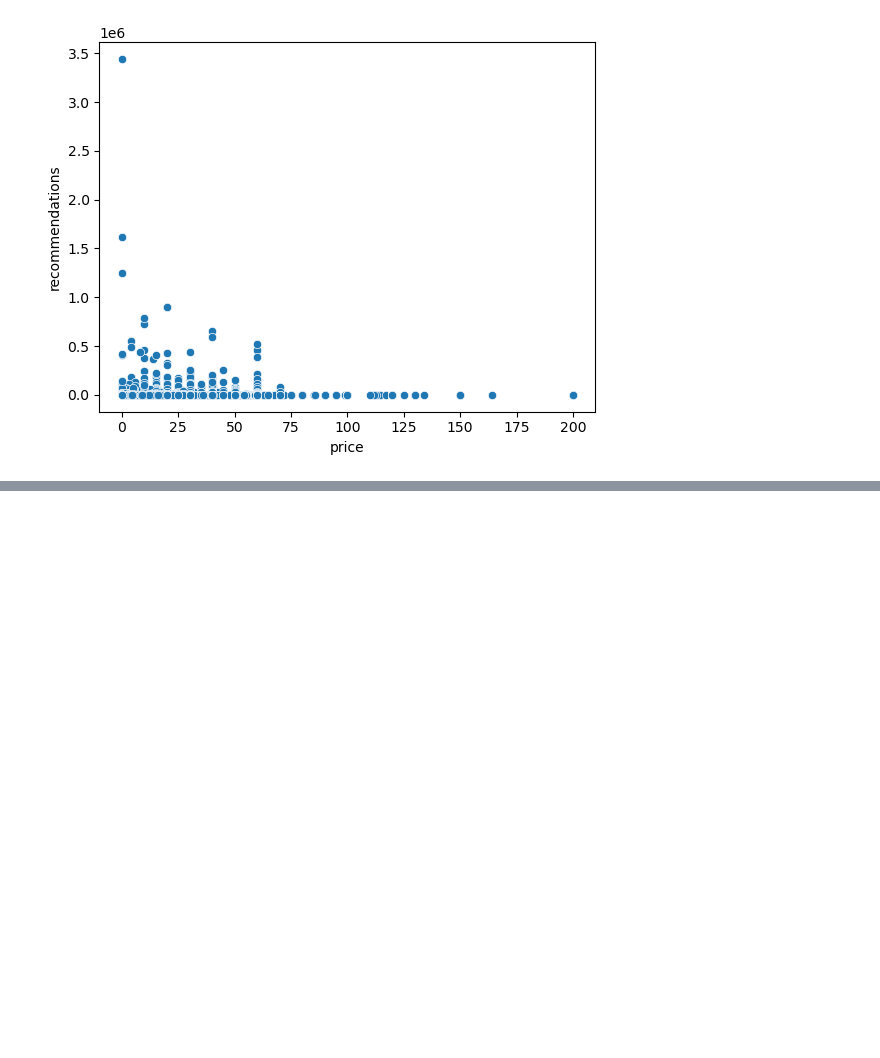
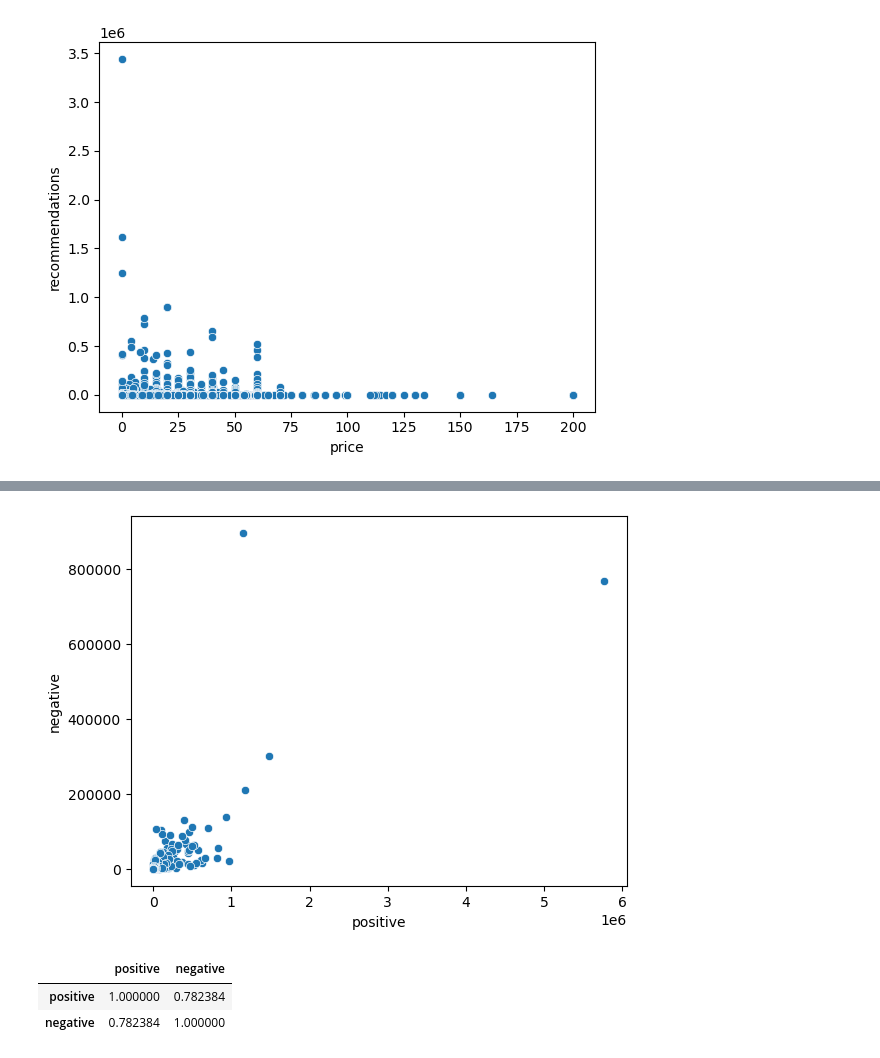
Before and after one commit to Charred-Baguette/AI-AT-CCIC, a Jupyter notebook: Semester 1/Games/games.ipynb, the cells around one changed output, grey strips where cells are left out. Saved outputs shown, nothing was run; the diff lists cells and outputs as text; code cells hidden in the pictures; blank space fills up the shorter version.

```diff
--- a/Semester 1/Games/games.ipynb
+++ b/Semester 1/Games/games.ipynb
@@ -161,0 +162,4 @@ memory usage: 27.0+ MB
+# %%
+scatter(df, 'positive', 'negative', 0)
+# %% [output]
+[figure, added]
@@ -161,0 +178,6 @@ memory usage: 27.0+ MB
+# %%
+calc_corr(df, 'positive', 'negative', 0)
+# %% [output]
+|  | positive | negative |
+| positive | 1.000000 | 0.782384 |
+| negative | 0.782384 | 1.000000 |
```
Also changed, not shown: parts of 11 cells of this notebook, 1 other file.
